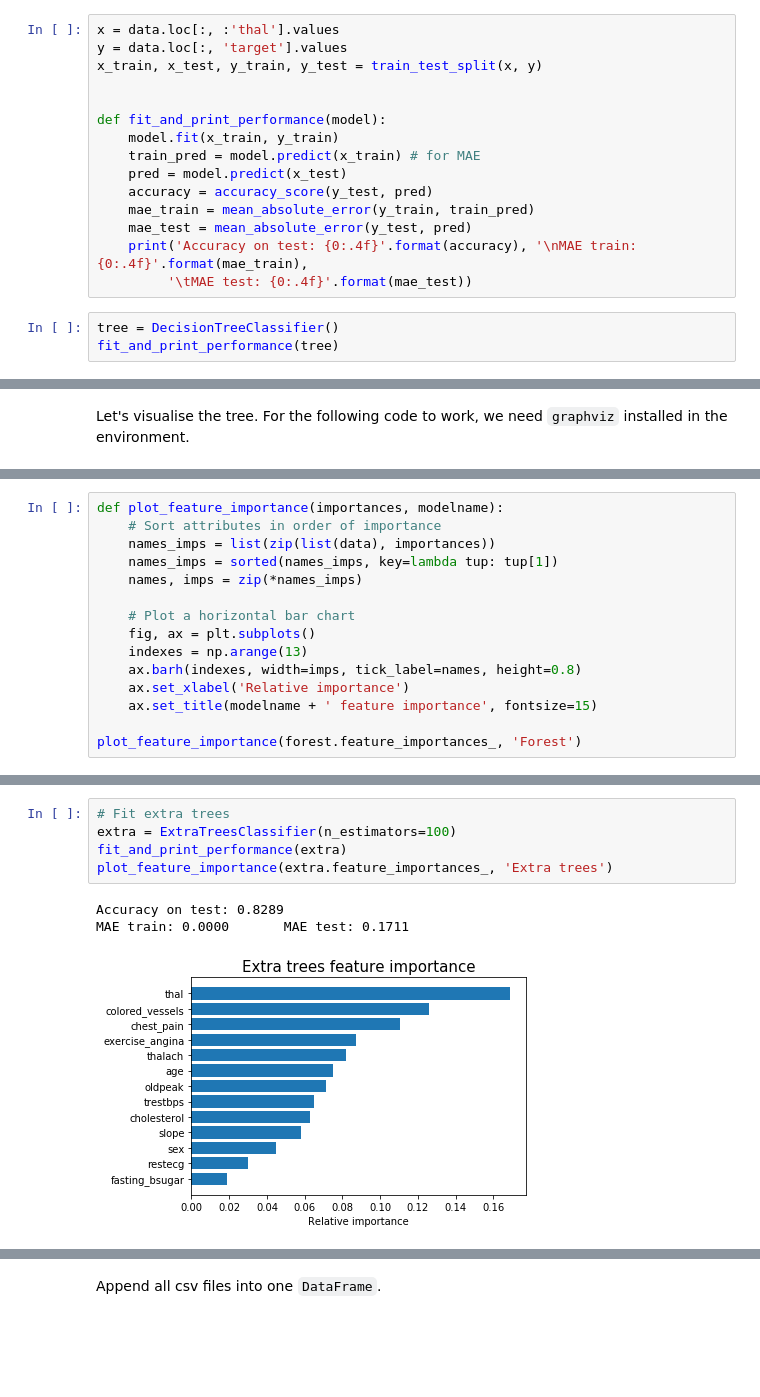
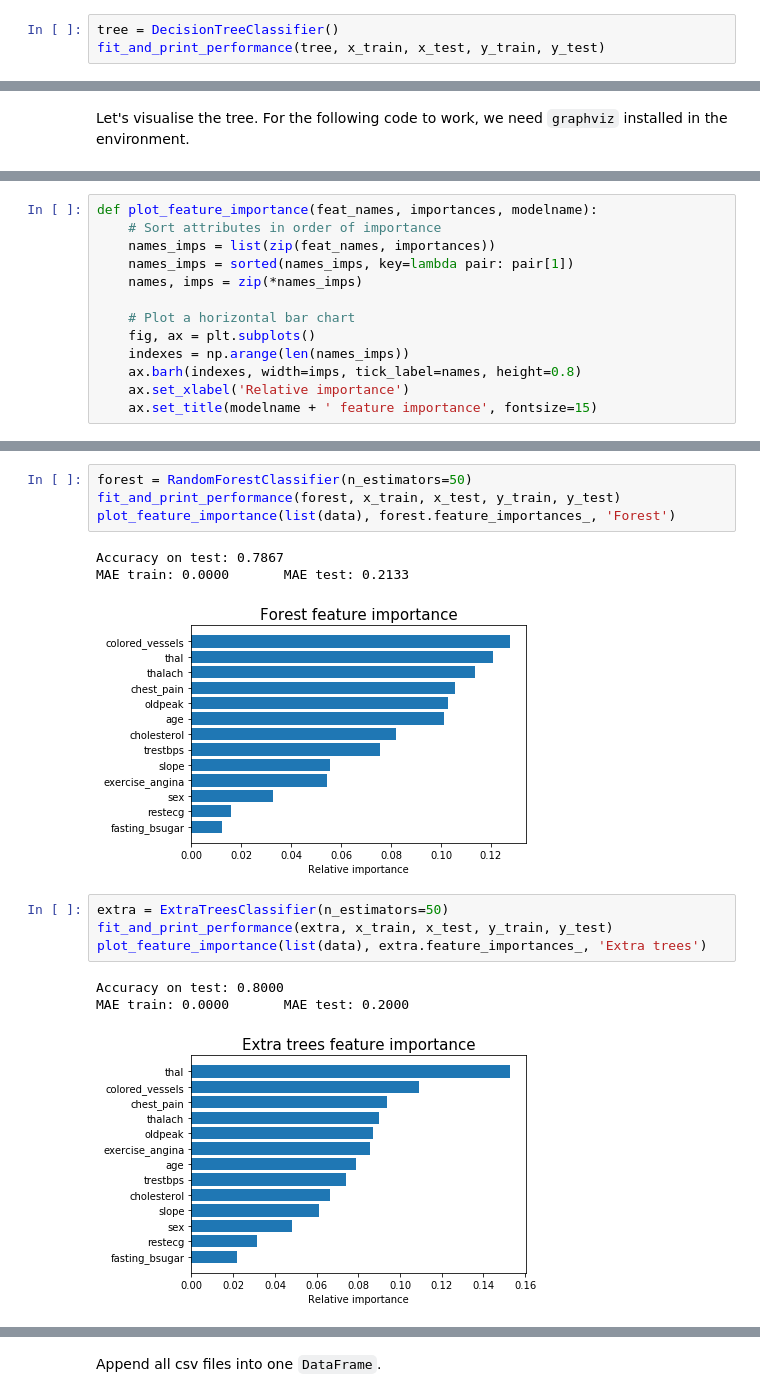
Before and after one commit to adelaidaCreosteanu/heart-disease-notebook, a Jupyter notebook: Solution.ipynb, the cells around one changed output, grey strips where cells are left out. Drawn from its saved outputs; the diff is of its cells as text; blank space fills up the shorter version.

```diff
--- a/Solution.ipynb
+++ b/Solution.ipynb
@@ -116,21 +136,6 @@ There are several categorical attributes: sex, fasting_bsugar, chest_pain, exerc
 # %% [markdown]
 ### Decision tree based models
-# %%
-x = data.loc[:, :'thal'].values
-y = data.loc[:, 'target'].values
-x_train, x_test, y_train, y_test = train_test_split(x, y)
-
-
-def fit_and_print_performance(model):
-    model.fit(x_train, y_train)
-    train_pred = model.predict(x_train) # for MAE
-    pred = model.predict(x_test)
-    accuracy = accuracy_score(y_test, pred)
-    mae_train = mean_absolute_error(y_train, train_pred)
-    mae_test = mean_absolute_error(y_test, pred)
-    print('Accuracy on test: {0:.4f}'.format(accuracy), '\nMAE train: {0:.4f}'.format(mae_train),
-         '\tMAE test: {0:.4f}'.format(mae_test))
 # %%
 tree = DecisionTreeClassifier()
-fit_and_print_performance(tree)
+fit_and_print_performance(tree, x_train, x_test, y_train, y_test)
 # %% [output]
@@ -166,15 +164,13 @@ MAE train: 0.0000       MAE test: 0.1579
 # %%
-def plot_feature_importance(importances, modelname):
+def plot_feature_importance(feat_names, importances, modelname):
     # Sort attributes in order of importance
-    names_imps = list(zip(list(data), importances))
-    names_imps = sorted(names_imps, key=lambda tup: tup[1])
+    names_imps = list(zip(feat_names, importances))
+    names_imps = sorted(names_imps, key=lambda pair: pair[1])
     names, imps = zip(*names_imps)
 
     # Plot a horizontal bar chart
     fig, ax = plt.subplots()
-    indexes = np.arange(13)
+    indexes = np.arange(len(names_imps))
     ax.barh(indexes, width=imps, tick_label=names, height=0.8)
     ax.set_xlabel('Relative importance')
     ax.set_title(modelname + ' feature importance', fontsize=15)
-
-plot_feature_importance(forest.feature_importances_, 'Forest')
@@ -183,10 +177,17 @@ plot_feature_importance(forest.feature_importances_, 'Forest')
+# %%
+forest = RandomForestClassifier(n_estimators=50)
+fit_and_print_performance(forest, x_train, x_test, y_train, y_test)
+plot_feature_importance(list(data), forest.feature_importances_, 'Forest')
+# %% [output]
+Accuracy on test: 0.7867
+MAE train: 0.0000       MAE test: 0.2133
+[figure, added]
 # %%
-# Fit extra trees
-extra = ExtraTreesClassifier(n_estimators=100)
-fit_and_print_performance(extra)
-plot_feature_importance(extra.feature_importances_, 'Extra trees')
+extra = ExtraTreesClassifier(n_estimators=50)
+fit_and_print_performance(extra, x_train, x_test, y_train, y_test)
+plot_feature_importance(list(data), extra.feature_importances_, 'Extra trees')
 # %% [output]
-Accuracy on test: 0.8289
-MAE train: 0.0000       MAE test: 0.1711
+Accuracy on test: 0.8000
+MAE train: 0.0000       MAE test: 0.2000
-[figure, old version]
+[figure, new version]
 # %%
```
Also changed, not shown: parts of 45 cells of this notebook.
